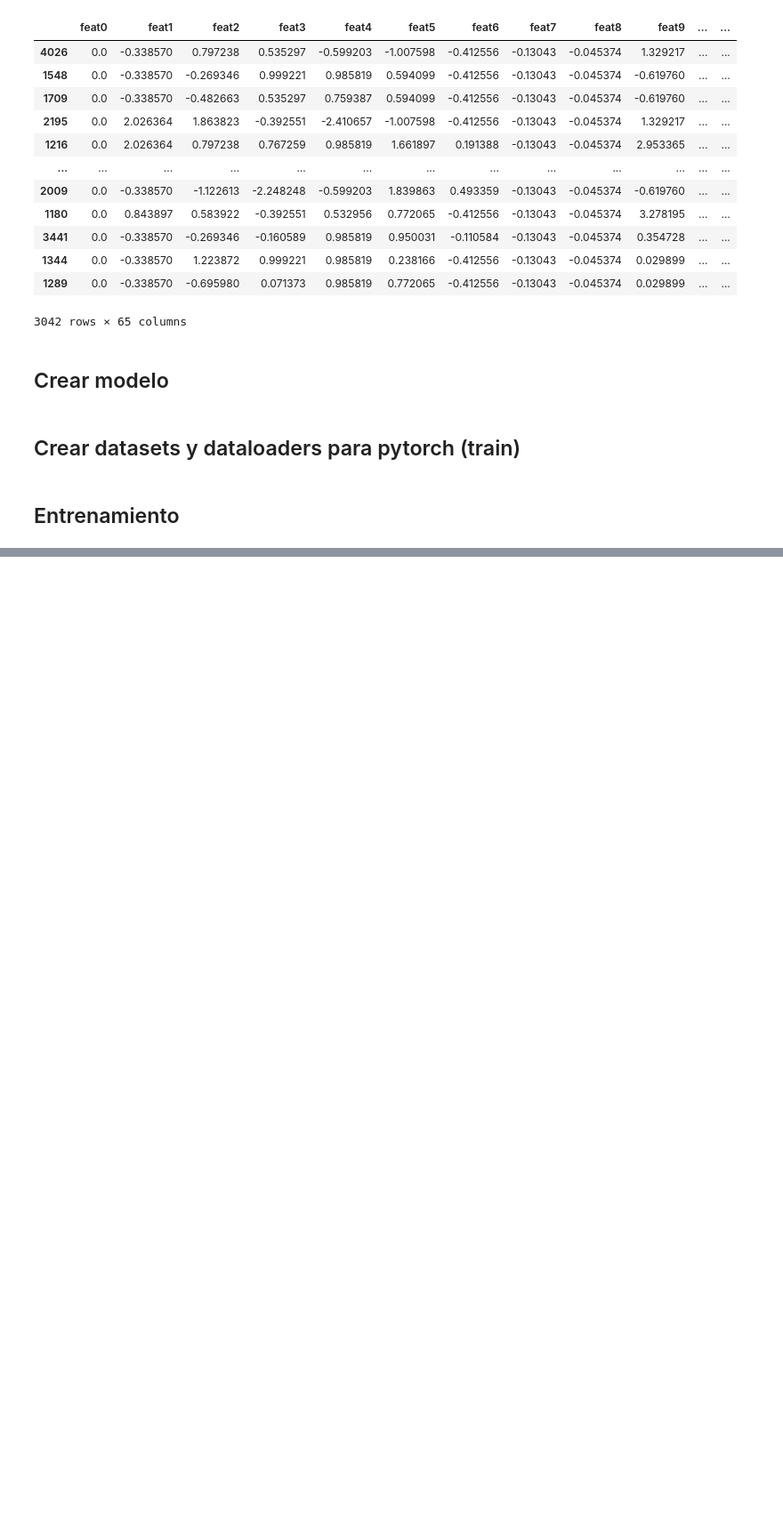
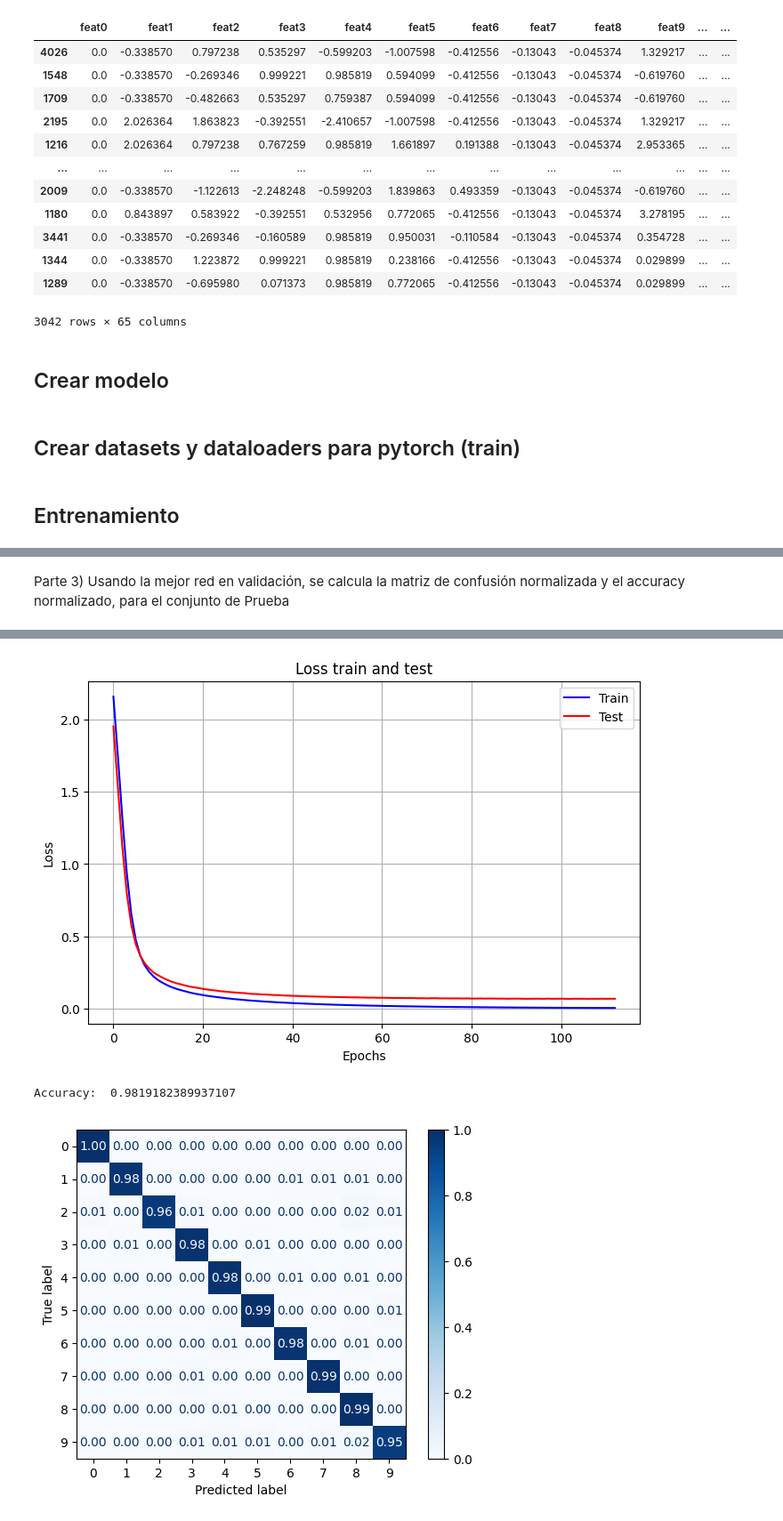
Before and after one commit to JairoMillapan/Tarea_2_IA, a Jupyter notebook: 2023_2_UOH_COM4402_Tarea_2_JairoMillapan.ipynb, the cells around one changed output, grey strips where cells are left out. Shown: that part at 89% size. Drawn from its saved outputs; the diff is of its cells as text; code cells hidden in the pictures; blank space fills up the shorter version.

```diff
--- a/2023_2_UOH_COM4402_Tarea_2_JairoMillapan.ipynb
+++ b/2023_2_UOH_COM4402_Tarea_2_JairoMillapan.ipynb
@@ -504,0 +597,2 @@ Accuracy:  0.9754789272030652
+# %% [markdown]
+Parte 3) Usando la mejor red en validación, se calcula la matriz de confusión normalizada y el accuracy normalizado, para el conjunto de Prueba
@@ -504,0 +716,13 @@ Accuracy:  0.9754789272030652
+# %%
+#Modelo 7 correspondiente al modelo 2 del punto (b)
+model7 = nn.Sequential(
+    nn.Linear(64, 40),
+    nn.ReLU(),
+    nn.Linear(40, 10)
+)
+dataloader_train7 = create_dataloader(df_train, batch_size)
+dataloader_test7 = create_dataloader(df_test, batch_size)
+loss_train7, loss_test7, epochs7 = train_and_evaluate(model7, dataloader_train7, dataloader_test7, patience, max_epochs)
+plot_loss(epochs7, loss_train7, loss_test7)
+evaluate_model(model7, dataloader_test7)
+# %% [output]
@@ -504,0 +746,3 @@ Accuracy:  0.9754789272030652
+[figure, added]
+Accuracy:  0.9819182389937107
+[figure, added]
```
Also changed, not shown: parts of 26 cells of this notebook.
